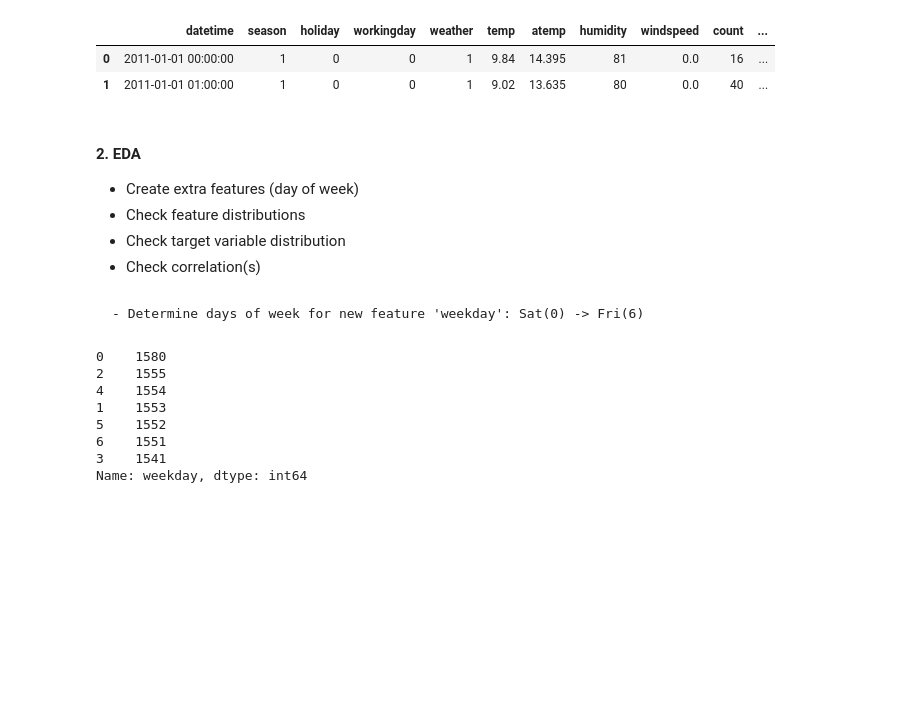
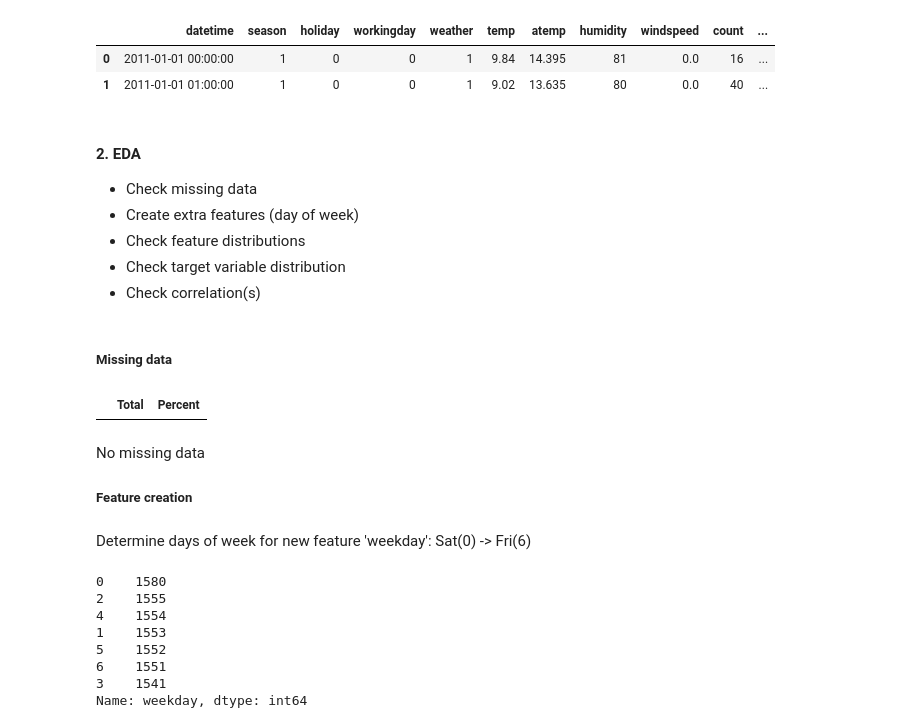
Before and after one commit to j-greggazz/Kaggle, a Jupyter notebook: Bike_Sharing/notebooks/Bike_Sharing.ipynb, the cells around one changed output. Drawn from its saved outputs; the diff is of its cells as text; code cells hidden in the pictures; blank space fills up the shorter version.

```diff
--- a/Bike_Sharing/notebooks/Bike_Sharing.ipynb
+++ b/Bike_Sharing/notebooks/Bike_Sharing.ipynb
@@ -41,12 +41,25 @@ train.head(2)
 | 1 | 2011-01-01 01:00:00 | 1 | 0 | 0 | 1 | 9.02 | 13.635 | 80 | 0.0 | 40 | ... |
 # %% [markdown]
 #### 2. EDA
+- Check missing data
 - Create extra features (day of week)
 - Check feature distributions
 - Check target variable distribution
 - Check correlation(s)
+# %% [markdown]
+##### Missing data
+# %%
+total = train.isnull().sum().sort_values(ascending=False)
+percent = (train.isnull().sum()/train.isnull().count()).sort_values(ascending=False)
+missing_data = pd.concat([total, percent], axis=1, keys=['Total', 'Percent'])
+missing_data[missing_data.Percent > 0].head(2)
+# %% [output]
+|  | Total | Percent |
+# %% [markdown]
+No missing data <br>
+##### Feature creation
 # %% [markdown]
-    - Determine days of week for new feature 'weekday': Sat(0) -> Fri(6)
+Determine days of week for new feature 'weekday': Sat(0) -> Fri(6)
 # %%
 df_day = train.copy()
 df_day["Day"] = df_day.datetime.dt.date
```
Also changed, not shown: 1 other file.
